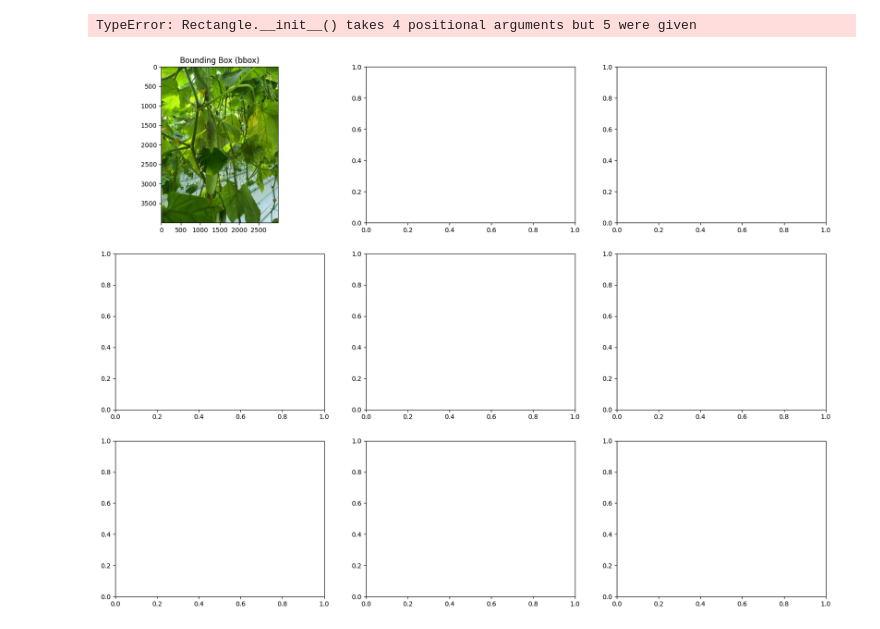
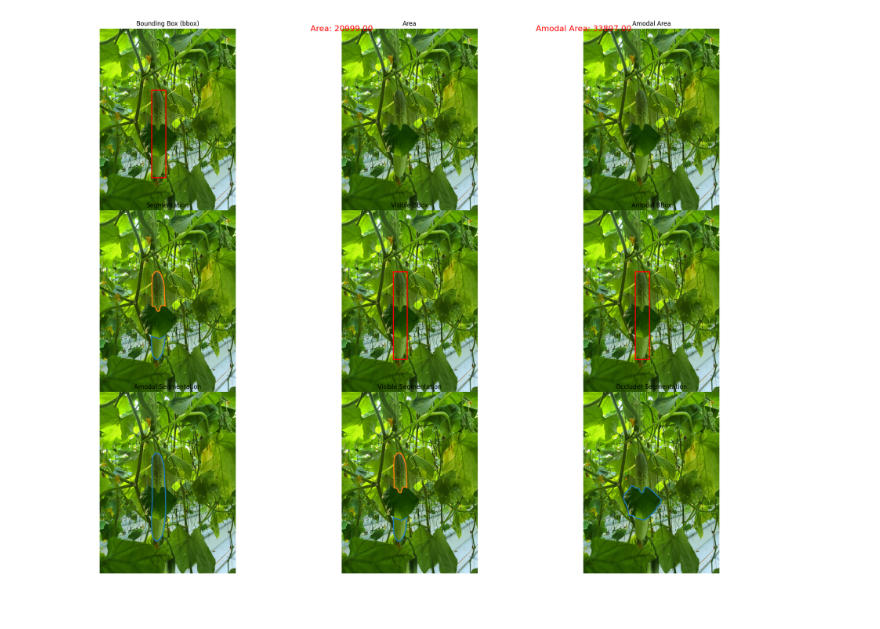
Before and after one commit to knu-on-plus/cucumber-image, a Jupyter notebook: data_processing/valid_json.ipynb, the cells around one changed output. Drawn from its saved outputs; the diff is of its cells as text; code cells hidden in the pictures.

Commit message:
Add whole dataset objects

```diff
--- a/data_processing/valid_json.ipynb
+++ b/data_processing/valid_json.ipynb
@@ -24,6 +24,7 @@ def visualize_single_annotation(annotation, image_path):
     elements = {
         "Bounding Box (bbox)": annotation.get("bbox", []),
         "Area": annotation.get("area", 0),
+        "Amodal Area": annotation.get("amodal_area", 0),
         "Segmentation": annotation.get("segmentation", []),
         "Visible BBox": annotation.get("visible_bbox", []),
         "Amodal BBox": annotation.get("amodal_bbox", []),
@@ -35,51 +36,43 @@ def visualize_single_annotation(annotation, image_path):
     for i, (key, value) in enumerate(elements.items()):
         ax = axs[i]
         ax.imshow(image)
-        ax.set_title(key)
+        ax.set_title(key, fontsize=12)
 
-        if key == "Area":
-            ax.text(0.5, 0.5, f"Area: {value:.2f}", fontsize=16, color="red", ha="center", va="center")
+        if key in ["Area", "Amodal Area"]:
+            ax.text(0.5, 0.5, f"{key}: {value:.2f}", fontsize=16, color="red", ha="center", va="center")
             ax.axis("off")
         elif "bbox" in key.lower() and value:
             # COCO bbox는 [x_min, y_min, w, h] 형식
             if len(value) == 4:
                 x_min, y_min, width, height = value
                 rect = plt.Rectangle((x_min, y_min), width, height, linewidth=2, edgecolor="r", facecolor="none")
                 ax.add_patch(rect)
         elif "Segmentation" in key and value:
             for polygon in value:
                 polygon = np.array(polygon).reshape(-1, 2)
-                ax.plot(polygon[:, 0], polygon[:, 1], linewidth=2)
-        elif "BBox" in key and value:
-            x_min, y_min, x_max, y_max = value  # Amodal/Visible BBox는 [x_min, y_min, x_max, y_max]
-            rect = plt.Rectangle(
-                (x_min, y_min), x_max - x_min, y_max - y_min,
-                linewidth=2, edgecolor="b", facecolor="none", label=key
-            )
-            ax.add_patch(rect)
-            ax.legend()
+                ax.plot(polygon[:, 0], polygon[:, 1], linewidth=2, label=key)
         ax.axis("off")
 
-    plt.tight_layout()
+    # 여백 조정
+    plt.subplots_adjust(wspace=0.1, hspace=0.1)  # 여백 줄이기
     plt.show()
 
 # JSON 파일 로드
-coco_json_path = "/home/knuvi/Desktop/song/cucumber-image/data/oi_seg/amodal_info6/dataset.json"
-image_dir = "/home/knuvi/Desktop/song/cucumber-image/data/oi_seg/amodal_images6"
+coco_json_path = "/home/knuvi/Desktop/song/cucumber-image/data/oi_seg/amodal_info7/dataset.json"
+image_dir = "/home/knuvi/Desktop/song/cucumber-image/data/oi_seg/amodal_images7"
 
 with open(coco_json_path, "r") as f:
     coco_json = json.load(f)
 
 # 하나의 annotation 선택
 selected_annotation = coco_json["annotations"][0]  # 첫 번째 annotation 선택
 image_id = selected_annotation["image_id"]
 
 # 이미지 경로 찾기
 image_info = next(img for img in coco_json["images"] if img["id"] == image_id)
 image_path = f"{image_dir}/{image_info['file_name']}"
 
 # 시각화 호출
 visualize_single_annotation(selected_annotation, image_path)
 # %% [output]
-TypeError: Rectangle.__init__() takes 4 positional arguments but 5 were given
-[figure, old version]
+[figure, new version]
```
Also changed, not shown: parts of 1 cell of this notebook, 6 other files.
